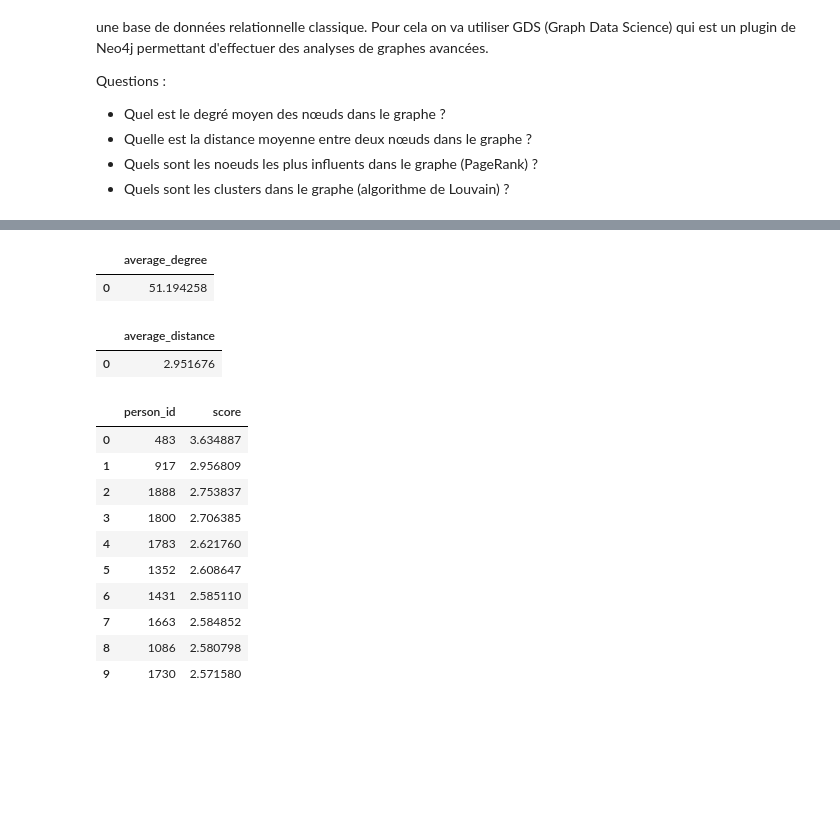
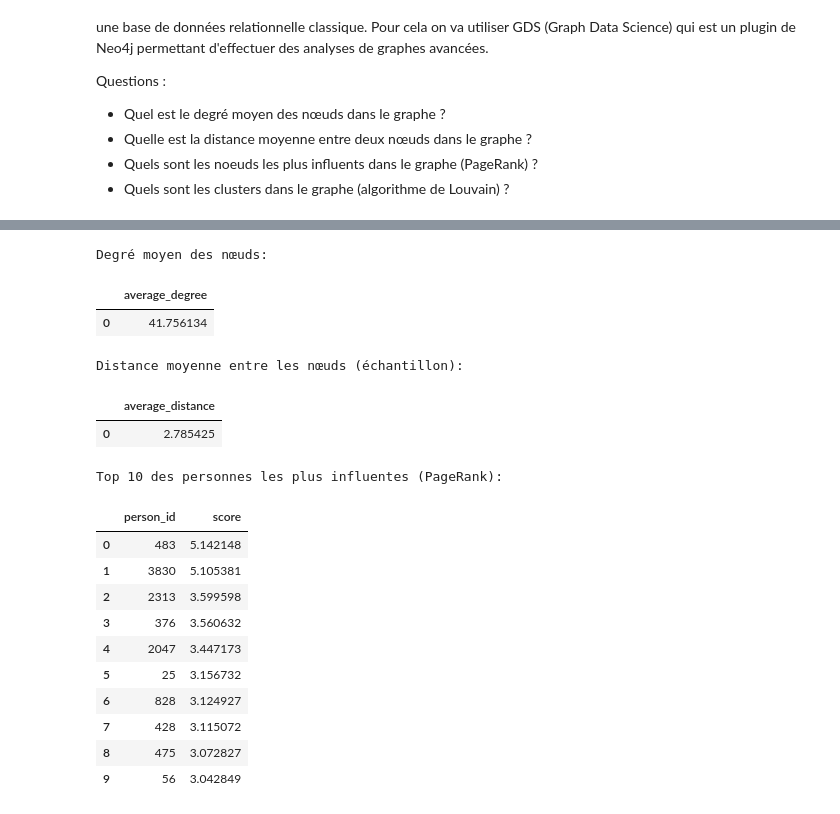
Before and after one commit to rubensailly/TutoNeo4j, a Jupyter notebook: sample.ipynb, the cells around one changed output, grey strips where cells are left out. Drawn from its saved outputs; the diff is of its cells as text; code cells hidden in the pictures; blank space fills up the shorter version.

```diff
--- a/sample.ipynb
+++ b/sample.ipynb
@@ -181,7 +258,0 @@ Maintenant on va lister par ordre décroissant les personnes ayant le plus d'ami
-# %%
-graph.run("""
-MATCH (p:Person)-[:FRIEND_WITH]->(friend)
-RETURN p.id AS person_id, COUNT(friend) AS num_friends
-ORDER BY num_friends DESC
-LIMIT 10
-""").to_data_frame()
@@ -231,42 +411,60 @@ ClientError: [Procedure.ProcedureCallFailed] Failed to invoke procedure `gds.gra
 # %%
-graph.run("""
+# Degré moyen des nœuds
+result = graph.run("""
 CALL gds.degree.stream('facebookGraph')
 YIELD nodeId, score
-RETURN avg(score) AS average_degree;
+RETURN avg(score) AS average_degree
 """).to_data_frame()
+
+print("Degré moyen des nœuds:")
+display(result)
 # %% [output]
+Degré moyen des nœuds:
 |  | average_degree |
-| 0 | 51.194258 |
+| 0 | 41.756134 |
 # %%
-# Distance moyenne entre deux nœuds
-graph.run("""
-CALL gds.alpha.allShortestPaths.stream('facebookGraph')
-YIELD sourceNodeId, targetNodeId, distance
-RETURN avg(distance) AS average_distance;
+# Distance moyenne entre deux nœuds (utilisation que sur un échantillon)
+result = graph.run("""
+MATCH (source:Person)
+WITH source, id(source) AS sourceId
+LIMIT 100
+MATCH (target:Person)
+WHERE id(target) > sourceId
+WITH source, target
+LIMIT 500
+MATCH path = shortestPath((source)-[:FRIEND_WITH*]-(target))
+RETURN avg(length(path)) AS average_distance
 """).to_data_frame()
+
+print("Distance moyenne entre les nœuds (échantillon):")
+display(result)
 # %% [output]
+Distance moyenne entre les nœuds (échantillon):
 |  | average_distance |
-| 0 | 2.951676 |
+| 0 | 2.785425 |
 # %%
-#Quels sont les noeuds les plus influents dans le graphe ?
-
-graph.run("""
+# Quels sont les nœuds les plus influents dans le graphe (PageRank)?
+result = graph.run("""
 CALL gds.pageRank.stream('facebookGraph')
 YIELD nodeId, score
 RETURN gds.util.asNode(nodeId).id AS person_id, score
 ORDER BY score DESC
-LIMIT 10;
+LIMIT 10
 """).to_data_frame()
+
+print("Top 10 des personnes les plus influentes (PageRank):")
+display(result)
 # %% [output]
+Top 10 des personnes les plus influentes (PageRank):
 |  | person_id | score |
-| 0 | 483 | 3.634887 |
-| 1 | 917 | 2.956809 |
-| 2 | 1888 | 2.753837 |
-| 3 | 1800 | 2.706385 |
-| 4 | 1783 | 2.621760 |
-| 5 | 1352 | 2.608647 |
-| 6 | 1431 | 2.585110 |
-| 7 | 1663 | 2.584852 |
-| 8 | 1086 | 2.580798 |
-| 9 | 1730 | 2.571580 |
+| 0 | 483 | 5.142148 |
+| 1 | 3830 | 5.105381 |
+| 2 | 2313 | 3.599598 |
+| 3 | 376 | 3.560632 |
+| 4 | 2047 | 3.447173 |
+| 5 | 25 | 3.156732 |
+| 6 | 828 | 3.124927 |
+| 7 | 428 | 3.115072 |
+| 8 | 475 | 3.072827 |
+| 9 | 56 | 3.042849 |
 # %%
```
Also changed, not shown: parts of 31 cells of this notebook.
